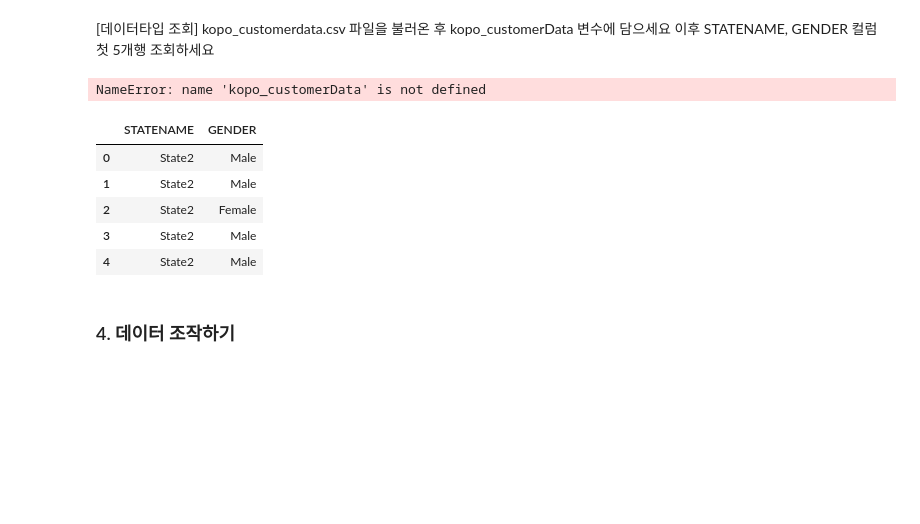
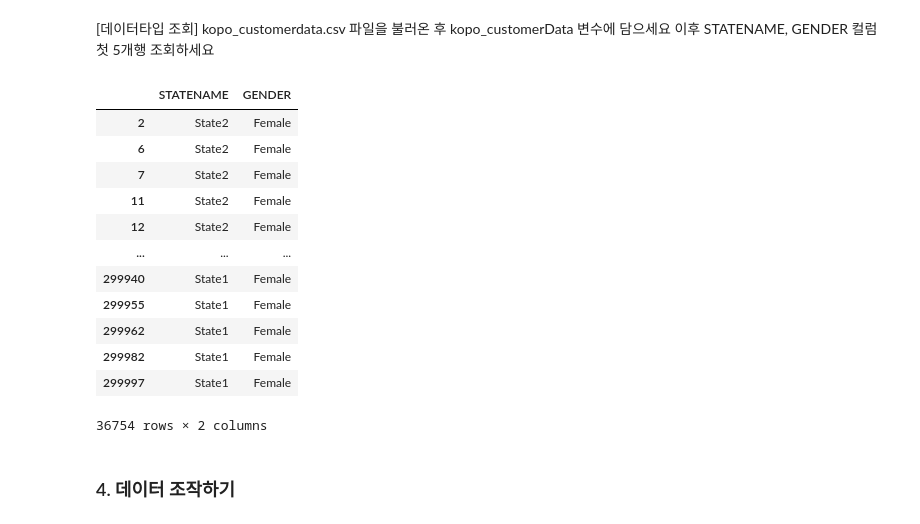
Before and after one commit to hyokwan/data_analysis_all, a Jupyter notebook: 04. 데이터분석 및 데이터 전처리/04_데이터야_놀자_그룹바이_이동평균_조인_유니온_데이터생성.ipynb, the cells around one changed output. Cells and saved outputs as stored; diff of their text form; code cells hidden in the pictures; blank space fills up the shorter version.

```diff
--- a/04. 데이터분석 및 데이터 전처리/04_데이터야_놀자_그룹바이_이동평균.ipynb
+++ b/04. 데이터분석 및 데이터 전처리/04_데이터야_놀자_그룹바이_이동평균_조인_유니온_데이터생성.ipynb
@@ -135,24 +132,25 @@ csDataGitUrl = "https://raw.githubusercontent.com/hyokwan/python-lecture/master/
 # %%
 # 데이터 기본조회
 # 데이터프레임명.loc[ 조건 ]
 # 단 조건은 데이터프레임명.컬럼명에 대한 조건 기입해야함
 # 또한 각 컬럼값의 문자열 함수를 사용하고 싶은 경우
 # 데이터프레임명.str.upper() 형태로 사용 가능 (예: .str.replace("/","-") 등)
-kopo_customerData.loc[ kopo_customerData.GENDER.str.upper()=="FEMALE",
-                       targetColumns]
+targetColumns = ["STATENAME","GENDER"]
+kopo_customerData.loc[ kopo_customerData.GENDER.str.upper()=="FEMALE", targetColumns]
 # %% [output]
+|  | STATENAME | GENDER |
+| 2 | State2 | Female |
+| 6 | State2 | Female |
+| 7 | State2 | Female |
+| 11 | State2 | Female |
+| 12 | State2 | Female |
+| ... | ... | ... |
+| 299940 | State1 | Female |
+| 299955 | State1 | Female |
+| 299962 | State1 | Female |
+| 299982 | State1 | Female |
+| 299997 | State1 | Female |
-NameError: name 'kopo_customerData' is not defined
+36754 rows × 2 columns
-# %%
-kopo_customerData = pd.read_csv(csDataGitUrl)
-targetColumns = ["STATENAME","GENDER"]
-kopo_customerData.loc[ 0:4, targetColumns]
-# %% [output]
-|  | STATENAME | GENDER |
-| 0 | State2 | Male |
-| 1 | State2 | Male |
-| 2 | State2 | Female |
-| 3 | State2 | Male |
-| 4 | State2 | Male |
 # %% [markdown]
 ### 4. 데이터 조작하기
 # %%
```
Also changed, not shown: parts of 22 cells of this notebook.
